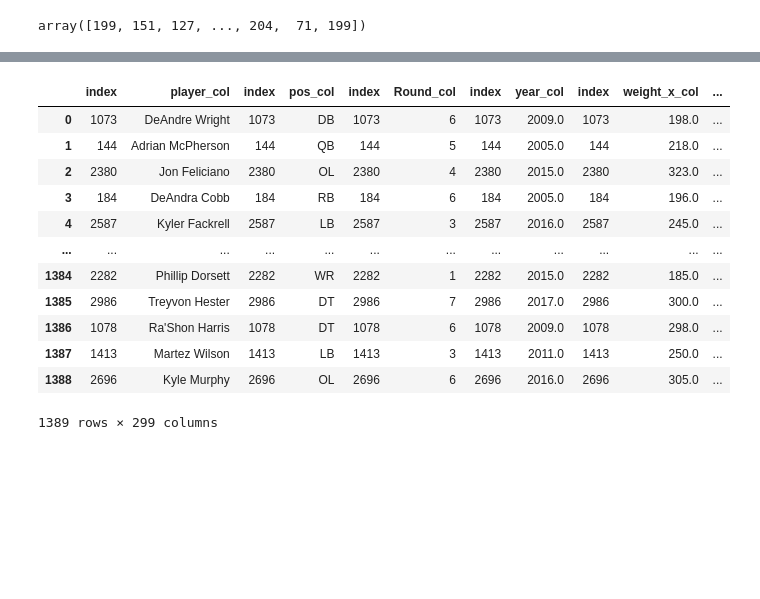
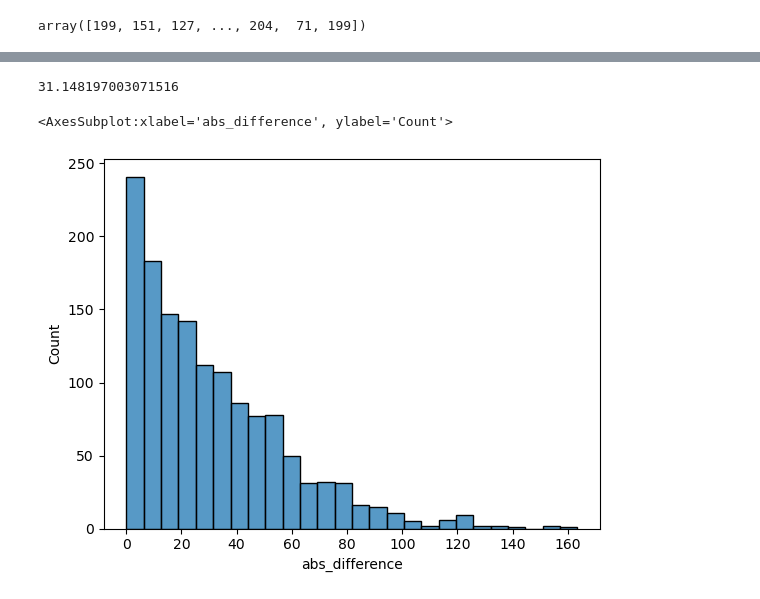
Before and after one commit to jpalgon/Draft_Scouting, a Jupyter notebook: Modeling Regression Alt.ipynb, the cells around one changed output, grey strips where cells are left out. Drawn from its saved outputs; the diff is of its cells as text; code cells hidden in the pictures; blank space fills up the shorter version.

```diff
--- a/Modeling Regression Alt.ipynb
+++ b/Modeling Regression Alt.ipynb
@@ -732,5 +1132,6 @@ results
 # %%
 results['difference'] = results[0] - results[1]
+results['abs_difference'] = (results[0] - results[1]).abs()
 # %%
 results.difference
 # %% [output]
@@ -748,17 +1149,10 @@ results.difference
 Name: difference, Length: 1389, dtype: float64
 # %%
-results
+results.abs_difference.mean()
 # %% [output]
-|  | index | player_col | index | pos_col | index | Round_col | index | year_col | index | weight_x_col | ... |
-| 0 | 1073 | DeAndre Wright | 1073 | DB | 1073 | 6 | 1073 | 2009.0 | 1073 | 198.0 | ... |
-| 1 | 144 | Adrian McPherson | 144 | QB | 144 | 5 | 144 | 2005.0 | 144 | 218.0 | ... |
-| 2 | 2380 | Jon Feliciano | 2380 | OL | 2380 | 4 | 2380 | 2015.0 | 2380 | 323.0 | ... |
-| 3 | 184 | DeAndra Cobb | 184 | RB | 184 | 6 | 184 | 2005.0 | 184 | 196.0 | ... |
-| 4 | 2587 | Kyler Fackrell | 2587 | LB | 2587 | 3 | 2587 | 2016.0 | 2587 | 245.0 | ... |
-| ... | ... | ... | ... | ... | ... | ... | ... | ... | ... | ... | ... |
-| 1384 | 2282 | Phillip Dorsett | 2282 | WR | 2282 | 1 | 2282 | 2015.0 | 2282 | 185.0 | ... |
-| 1385 | 2986 | Treyvon Hester | 2986 | DT | 2986 | 7 | 2986 | 2017.0 | 2986 | 300.0 | ... |
-| 1386 | 1078 | Ra'Shon Harris | 1078 | DT | 1078 | 6 | 1078 | 2009.0 | 1078 | 298.0 | ... |
-| 1387 | 1413 | Martez Wilson | 1413 | LB | 1413 | 3 | 1413 | 2011.0 | 1413 | 250.0 | ... |
-| 1388 | 2696 | Kyle Murphy | 2696 | OL | 2696 | 6 | 2696 | 2016.0 | 2696 | 305.0 | ... |
-1389 rows × 299 columns
+31.148197003071516
+# %%
+sns.histplot(results.abs_difference)
+# %% [output]
+<AxesSubplot:xlabel='abs_difference', ylabel='Count'>
+[figure, added]
```
Also changed, not shown: parts of 42 cells of this notebook, 2 other files.
